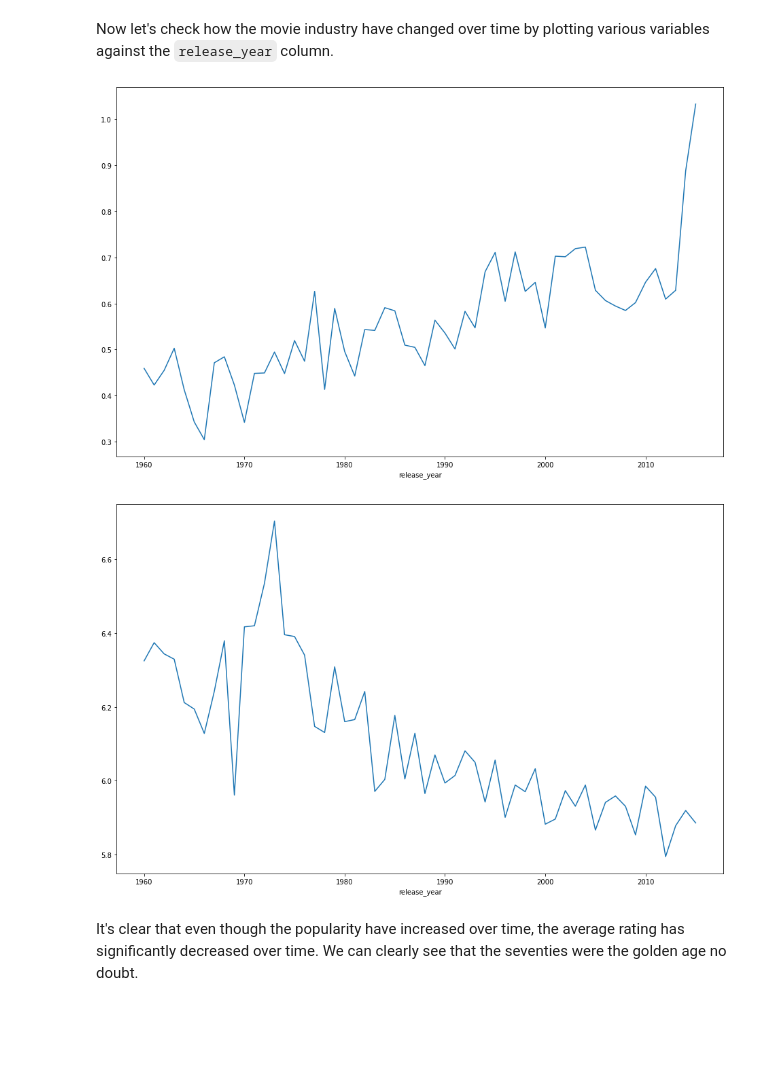
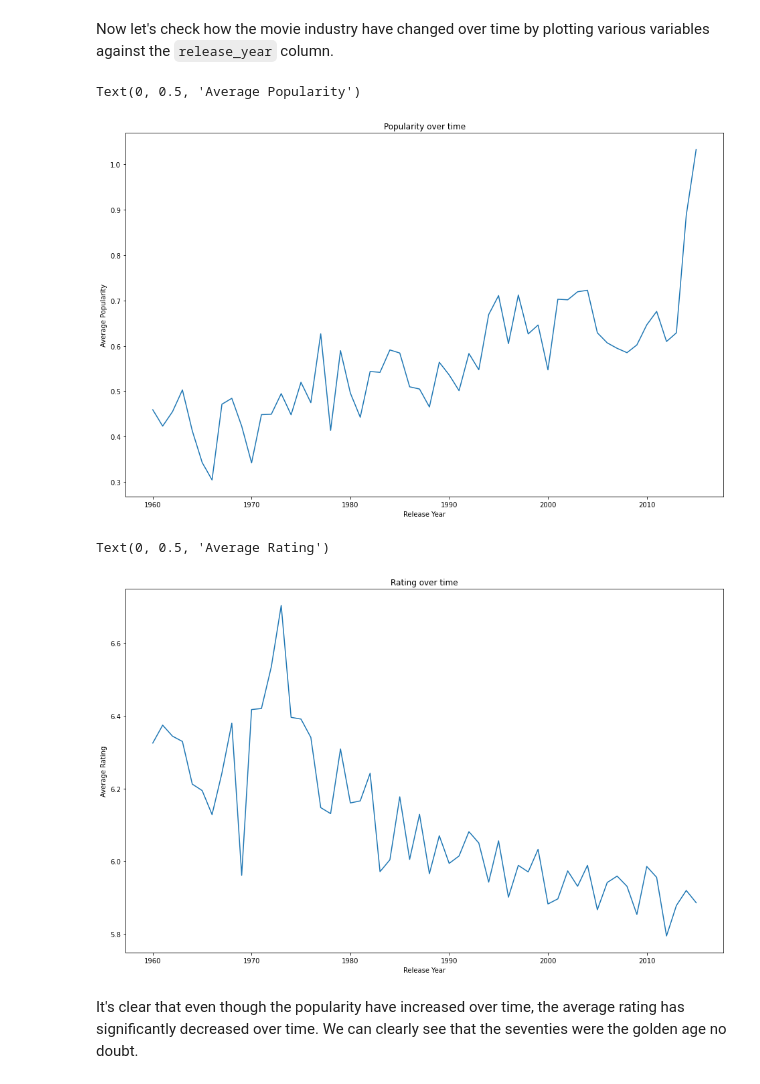
Before and after one commit to omarbassam88/tmdb-movies, a Jupyter notebook: tmdb_wrangle.ipynb, the cells around one changed output. Drawn from its saved outputs; the diff is of its cells as text; code cells hidden in the pictures; blank space fills up the shorter version.

```diff
--- a/tmdb_wrangle.ipynb
+++ b/tmdb_wrangle.ipynb
@@ -511,12 +524,20 @@ Interestingly enough, the budget and the revenue of a a movie doesn't seem to ha
 Now let's check how the movie industry have changed over time by plotting various variables against the `release_year` column.
 # %%
 df.groupby(['release_year'])['popularity'].mean().plot(figsize=(16, 10));
+plt.title('Popularity over time')
+plt.xlabel('Release Year')
+plt.ylabel('Average Popularity')
 # %% [output]
+Text(0, 0.5, 'Average Popularity')
-[figure, old version]
+[figure, new version]
 # %%
 df.groupby(['release_year'])['vote_average'].mean().plot(figsize=(16, 10));
+plt.title('Rating over time')
+plt.xlabel('Release Year')
+plt.ylabel('Average Rating')
 # %% [output]
+Text(0, 0.5, 'Average Rating')
-[figure, old version]
+[figure, new version]
 # %% [markdown]
 It's clear that even though the popularity have increased over time, the average rating has significantly decreased over time. We can clearly see that the seventies were the golden age no doubt.
 # %%
```
Also changed, not shown: parts of 20 cells of this notebook.
